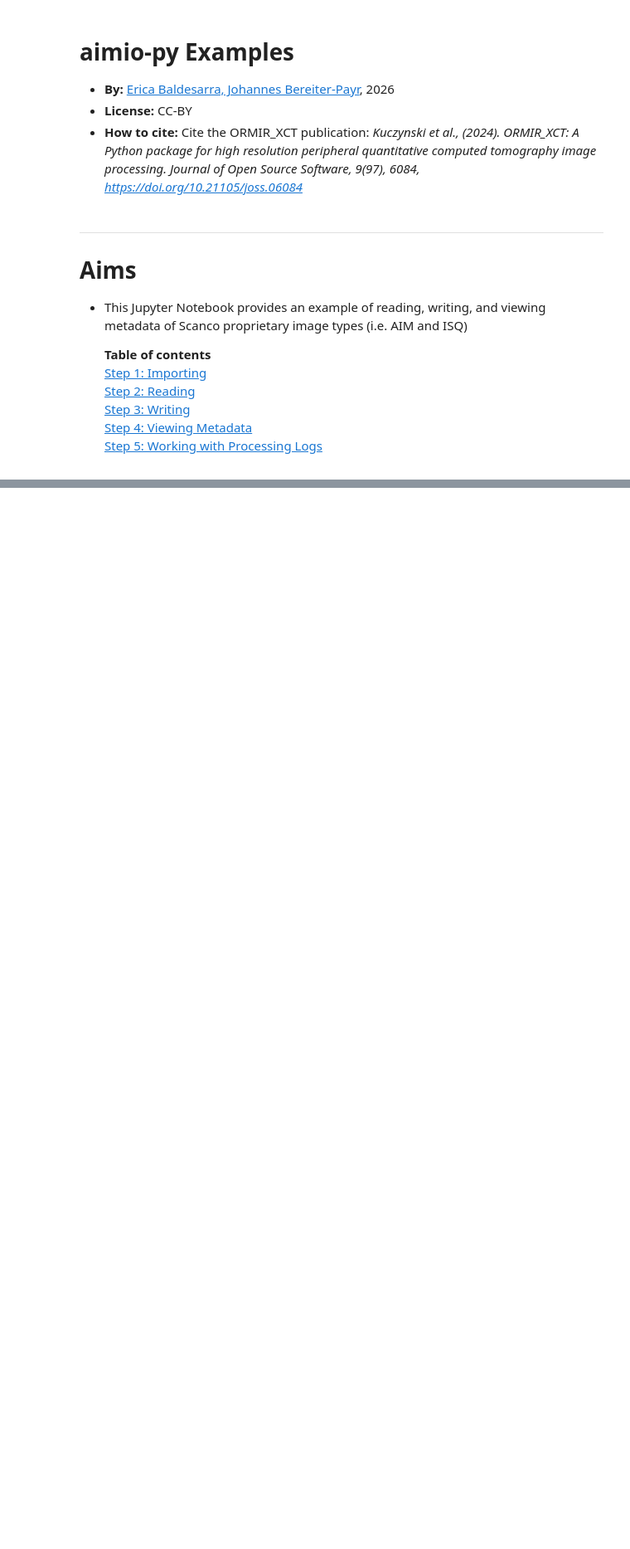
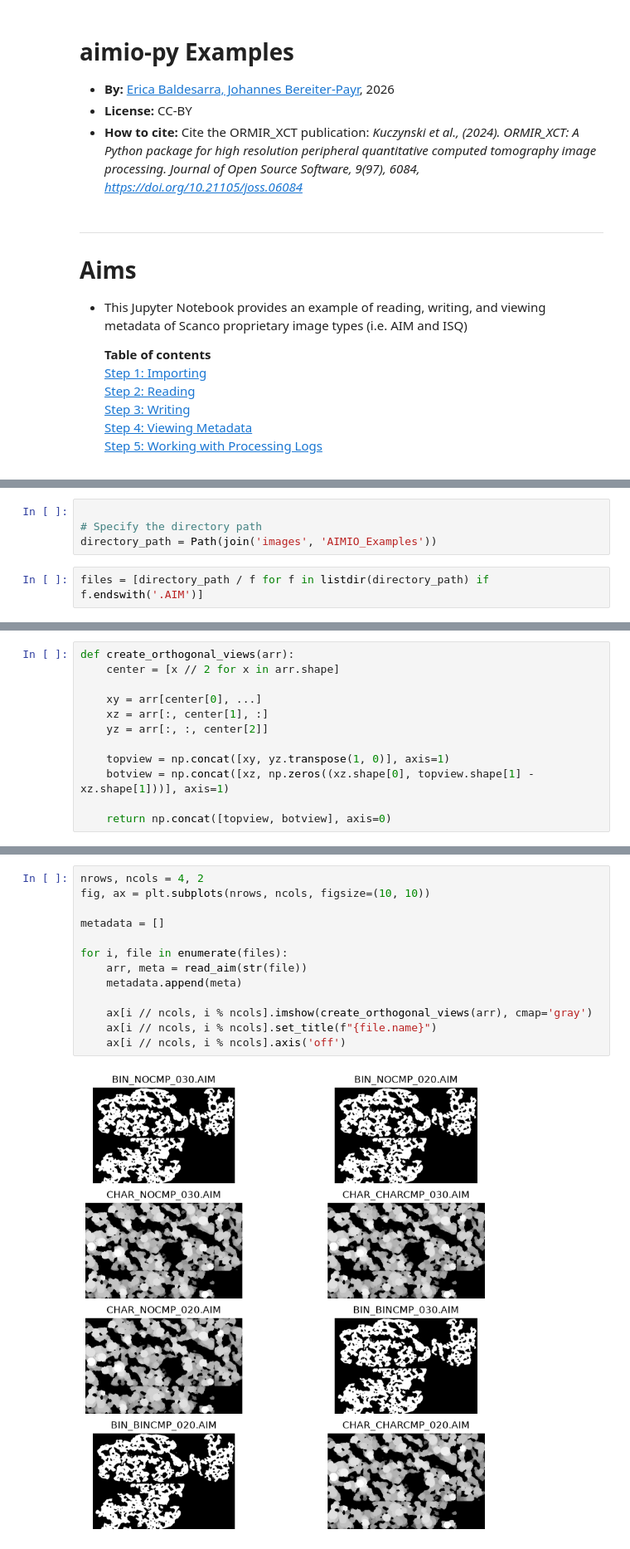
Before and after one commit to ORMIR-XCT/ORMIR_XCT, a Jupyter notebook: examples/AimIO.ipynb, the cells around one changed output, grey strips where cells are left out. Shown at 83% size. Cells and saved outputs as stored; diff of their text form; blank space fills up the shorter version.

Commit message:
Added example for reading files

```diff
--- a/examples/AimIO.ipynb
+++ b/examples/AimIO.ipynb
@@ -57,0 +32,6 @@ Reading File: BIN_BINCMP_020.AIM
+# %%
+
+# Specify the directory path
+directory_path = Path(join('images', 'AIMIO_Examples'))
+# %%
+files = [directory_path / f for f in listdir(directory_path) if f.endswith('.AIM')]
@@ -57,0 +43,12 @@ Reading File: BIN_BINCMP_020.AIM
+# %%
+def create_orthogonal_views(arr):
+    center = [x // 2 for x in arr.shape]
+
+    xy = arr[center[0], ...]
+    xz = arr[:, center[1], :]
+    yz = arr[:, :, center[2]]
+
+    topview = np.concat([xy, yz.transpose(1, 0)], axis=1)
+    botview = np.concat([xz, np.zeros((xz.shape[0], topview.shape[1] - xz.shape[1]))], axis=1)
+
+    return np.concat([topview, botview], axis=0)
@@ -57,0 +57,15 @@ Reading File: BIN_BINCMP_020.AIM
+# %%
+nrows, ncols = 4, 2
+fig, ax = plt.subplots(nrows, ncols, figsize=(10, 10))
+
+metadata = []
+
+for i, file in enumerate(files):
+    arr, meta = read_aim(str(file))
+    metadata.append(meta)
+
+    ax[i // ncols, i % ncols].imshow(create_orthogonal_views(arr), cmap='gray')
+    ax[i // ncols, i % ncols].set_title(f"{file.name}")
+    ax[i // ncols, i % ncols].axis('off')
+# %% [output]
+[figure, added]
```
Also changed, not shown: parts of 6 cells of this notebook.
